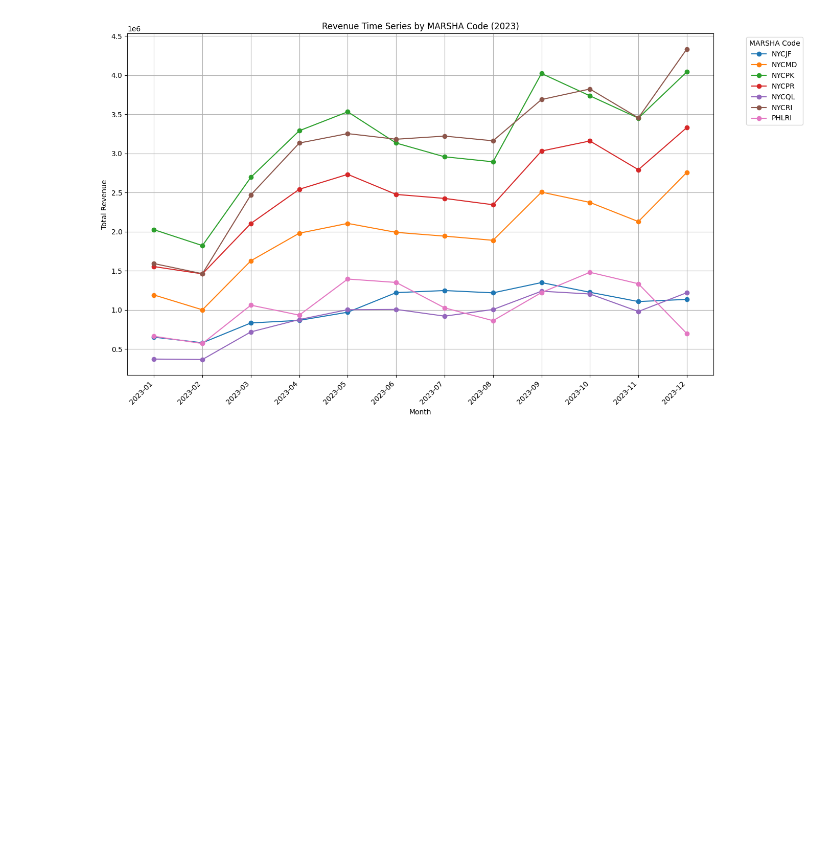
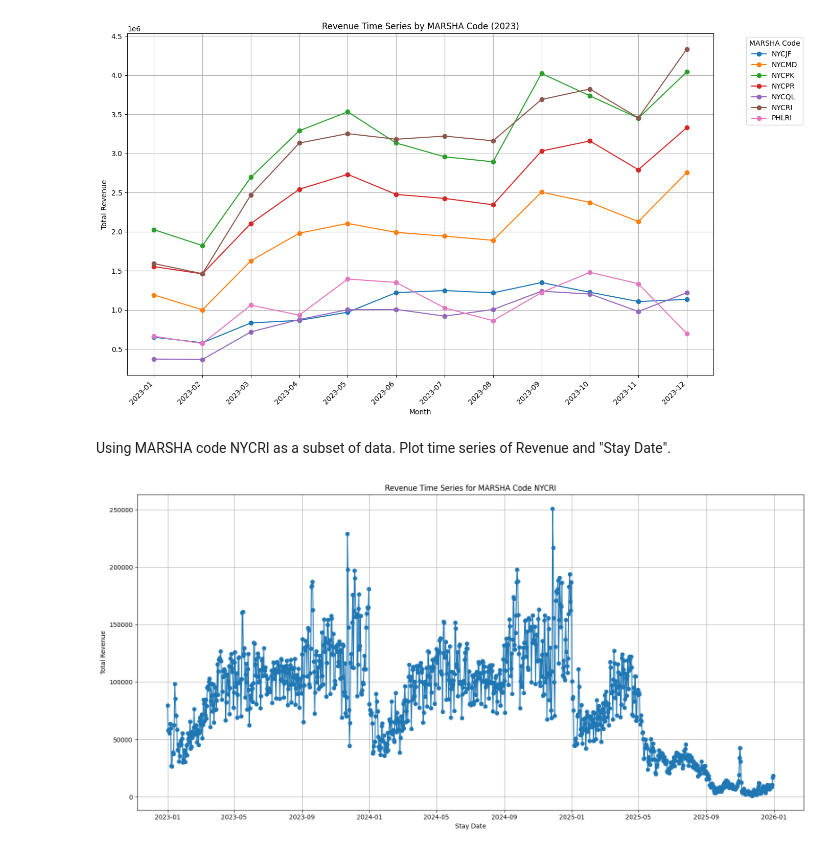
Before and after one commit to Ssahu620/ss-Capstone-Project, a Jupyter notebook: 062025_ss_cp.ipynb, the cells around one changed output. Saved outputs shown, nothing was run; the diff lists cells and outputs as text; code cells hidden in the pictures; blank space fills up the shorter version.

```diff
--- a/062025_ss_cp.ipynb
+++ b/062025_ss_cp.ipynb
@@ -469,10 +470,14 @@ memory usage: 21.6+ MB
 # prompt: remove ',' and space from all values in Revenue in df_2025
 
 df_2025['Revenue'] = df_2025['Revenue'].astype(str).str.replace('[,\s]', '', regex=True)
+df_2024['Revenue'] = df_2024['Revenue'].astype(str).str.replace('[,\s]', '', regex=True)
+df_2023['Revenue'] = df_2023['Revenue'].astype(str).str.replace('[,\s]', '', regex=True)
 # %%
 # prompt: convert  column Revenue to type float in df_2025
 
 df_2025['Revenue'] = pd.to_numeric(df_2025['Revenue'], errors='coerce')
+df_2024['Revenue'] = pd.to_numeric(df_2024['Revenue'], errors='coerce')
+df_2023['Revenue'] = pd.to_numeric(df_2023['Revenue'], errors='coerce')
 # %%
 df_2025.info()
 df_2024.info()
@@ -579,3 +582,35 @@ plt.tight_layout()
 plt.show()
 # %% [output]
 [figure]
+# %% [markdown]
+Using MARSHA code NYCRI as a subset of data. Plot time series of Revenue and "Stay Date".
+# %%
+# prompt: Using MARSHA code NYCRI as a subset of data. Plot time series of Revenue and "Stay Date".
+
+# Concatenate all dataframes
+df_combined_all = pd.concat([df_2023, df_2024, df_2025])
+
+# Filter for MARSHA Code 'NYCRI'
+df_nycri = df_combined_all[df_combined_all['MARSHA Code'] == 'NYCRI'].copy()
+
+# Convert 'Stay Date' to datetime objects
+df_nycri['Stay Date'] = pd.to_datetime(df_nycri['Stay Date'], format='mixed')
+
+# Sort by date to ensure correct time series plotting
+df_nycri = df_nycri.sort_values(by='Stay Date')
+
+# Group by 'Stay Date' and sum the 'Revenue' for that date
+revenue_by_stay_date = df_nycri.groupby('Stay Date')['Revenue'].sum().reset_index()
+
+# Plotting the time series
+plt.figure(figsize=(16, 8))
+plt.plot(revenue_by_stay_date['Stay Date'], revenue_by_stay_date['Revenue'], marker='o', linestyle='-')
+
+plt.title('Revenue Time Series for MARSHA Code NYCRI')
+plt.xlabel('Stay Date')
+plt.ylabel('Total Revenue')
+plt.grid(True)
+plt.tight_layout()
+plt.show()
+# %% [output]
+[figure, added]
```
Also changed, not shown: parts of 12 cells of this notebook.
